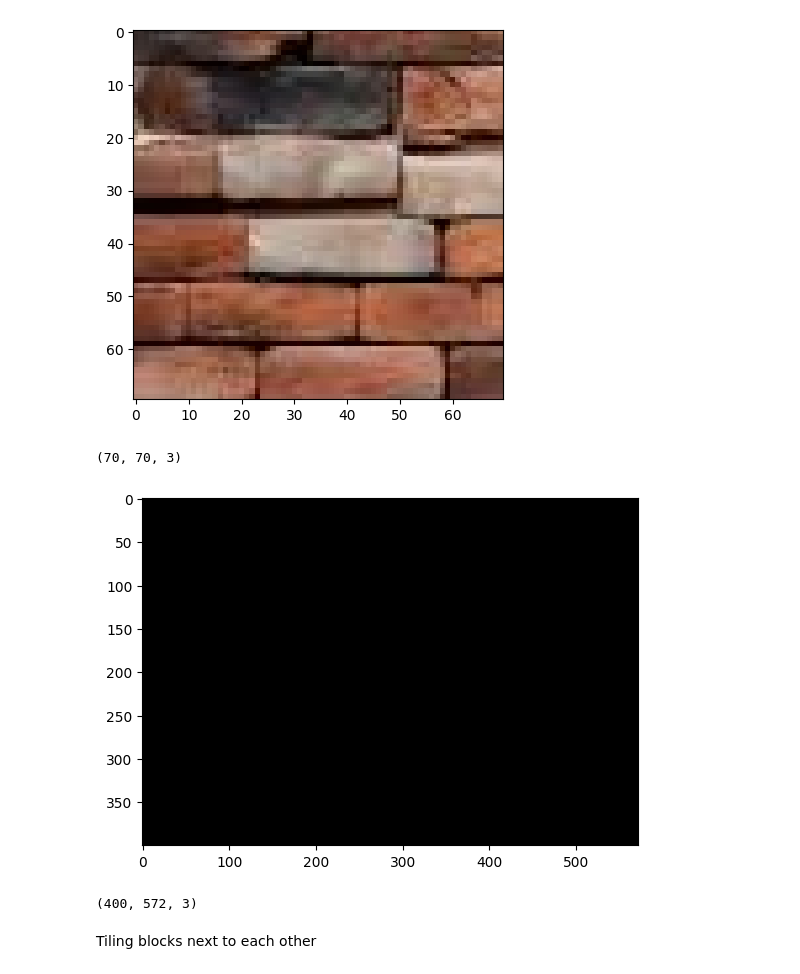
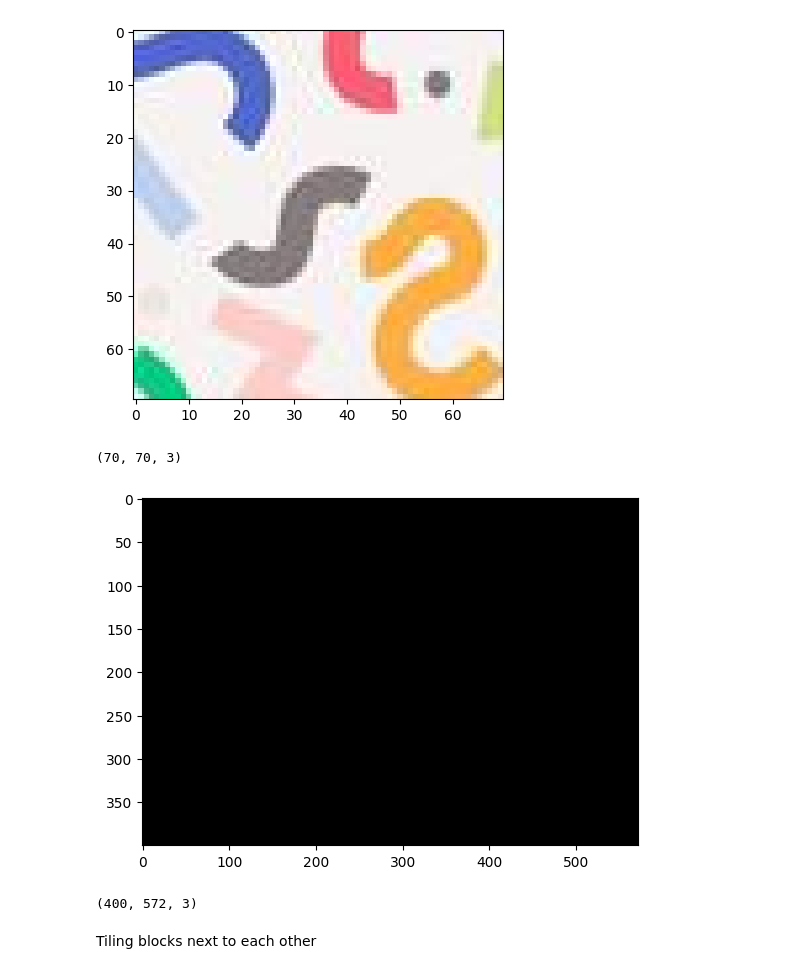
Before and after one commit to Talentedfalcon/Texture-Synthesis-and-Transfer, a Jupyter notebook: analysis.ipynb, the cells around one changed output. Cells and saved outputs as stored; diff of their text form; code cells hidden in the pictures.

```diff
--- a/analysis.ipynb
+++ b/analysis.ipynb
@@ -3,7 +3,7 @@ import cv2 as cv
 import matplotlib.pyplot as plt
 import numpy as np
 # %%
-img=cv.imread("./pattern2.jpg")
+img=cv.imread("./pattern1.jpg")
 img=cv.cvtColor(img,cv.COLOR_RGB2BGR)
 plt.imshow(img)
 plt.show()
@@ -58,18 +58,17 @@ plt.show()
 # %%
 synthesis_img_size=(400,572,3)
 block_size=(70,70,3)
 
 synthesis_img=np.zeros(synthesis_img_size).astype(np.uint8)
-E_synthesis=np.zeros(synthesis_img_size).astype(np.uint8)
 
 plt.imshow(img[:block_size[0],:block_size[1]])
 plt.show()
 print(img[:block_size[0],:block_size[1]].shape)
 plt.imshow(synthesis_img)
 plt.show()
 print(synthesis_img.shape)
 # %% [output]
-[figure, old version]
+[figure, new version]
 (70, 70, 3)
 [figure]
 (400, 572, 3)
```
Also changed, not shown: parts of 8 cells of this notebook.
